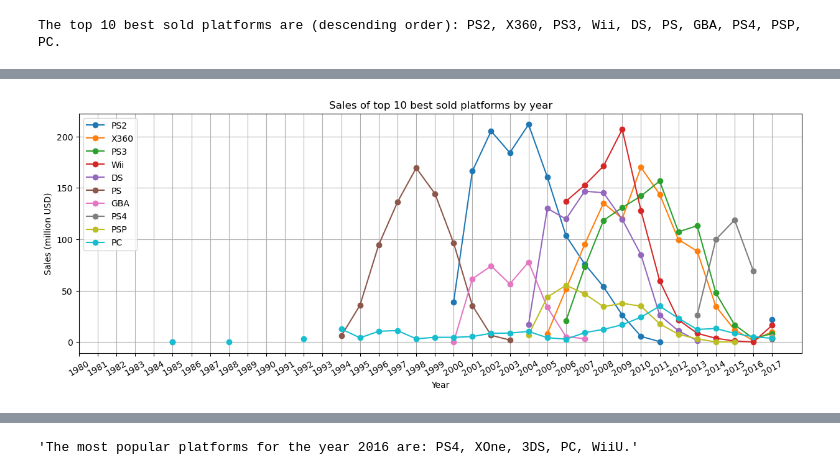
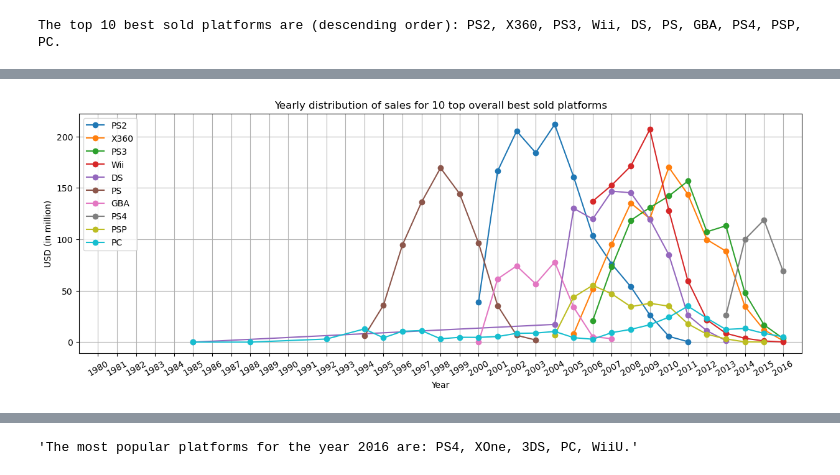
Before and after one commit to IamAirmanPhoenix/Sprint6_Project, a Jupyter notebook: notebook.ipynb, the cells around one changed output, grey strips where cells are left out. Cells and saved outputs as stored; diff of their text form; code cells hidden in the pictures.

```diff
--- a/notebook.ipynb
+++ b/notebook.ipynb
@@ -117,6 +121,6 @@ After evaluating the column, no information will be lost if column is converted
 # %%
 if data['year_of_release'].dtypes != int:
-    data['year_of_release'] = data['year_of_release'].fillna(0).astype('int').astype('str').replace(to_replace='0', value='no_year').astype('category')
+    data['year_of_release'] = data['year_of_release'].fillna(0).astype('int')
 
 print(f'Missing values after changes: {data['year_of_release'].isna().sum()}.')
 data['year_of_release'].unique()
@@ -309,14 +316,13 @@ pivot_total = data.pivot_table(index=['platform', 'year_of_release'],
                            observed=True)
 
 pivot_total['total_sales'] = pivot_total['na_sales'] + pivot_total['eu_sales'] + pivot_total['jp_sales'] + pivot_total['other_sales']
-total_df = pivot_total.reset_index()
-#total_df
+main_df = pivot_total.reset_index()
 # %%
-total_df = total_df.pivot_table(index='platform',
+pivot_df = main_df.pivot_table(index='platform',
                                 values='total_sales',
                                 aggfunc='sum')
 
-popular_df = total_df.sort_values(by='total_sales', ascending=False).head(10)
+popular_df = pivot_df.sort_values(by='total_sales', ascending=False).head(10)
 popular_df.index
 # %% [output]
 Index(['PS2', 'X360', 'PS3', 'Wii', 'DS', 'PS', 'GBA', 'PS4', 'PSP', 'PC'], dtype='object', name='platform')
@@ -335,21 +360,23 @@ The top 10 best sold platforms are (descending order): PS2, X360, PS3, Wii, DS,
 # %%
 fig, ax = plt.subplots()
-pivot_total_test = pivot_total.unstack()
+pivot_total_test = pivot_total
 
 for platform in popular_df.index:
 
+    pivot_total_test = pivot_total_test.drop(0, level='year_of_release')
     pivot_total_test.loc[platform, 'total_sales'].plot(figsize=[15,5],
                                                        rot=30,
                                                        marker='o',
                                                        grid=True,
                                                        xlabel='Year',
-                                                       ylabel='Sales (million USD)',
-                                                       title='Sales of top 10 best sold platforms by year')
+                                                       ylabel='USD (in million)',
+                                                       title='Yearly distribution of sales for 10 top overall best sold platforms',
+                                                       xlim=[1979, 2017])
 
 
-ax.set_xticks(np.arange(1,35,1))
+ax.set_xticks(np.arange(1980,2018,1))
 plt.legend(popular_df.index)
-plt.xticks(labels=np.arange(1980, 2018, 1), ticks=np.arange(0,38,1))
+plt.xticks(labels=np.arange(1980, 2017, 1), ticks=np.arange(1980,2017,1))
 plt.show()
 # %% [output]
-[figure, old version]
+[figure, new version]
```
Also changed, not shown: parts of 45 cells of this notebook.
